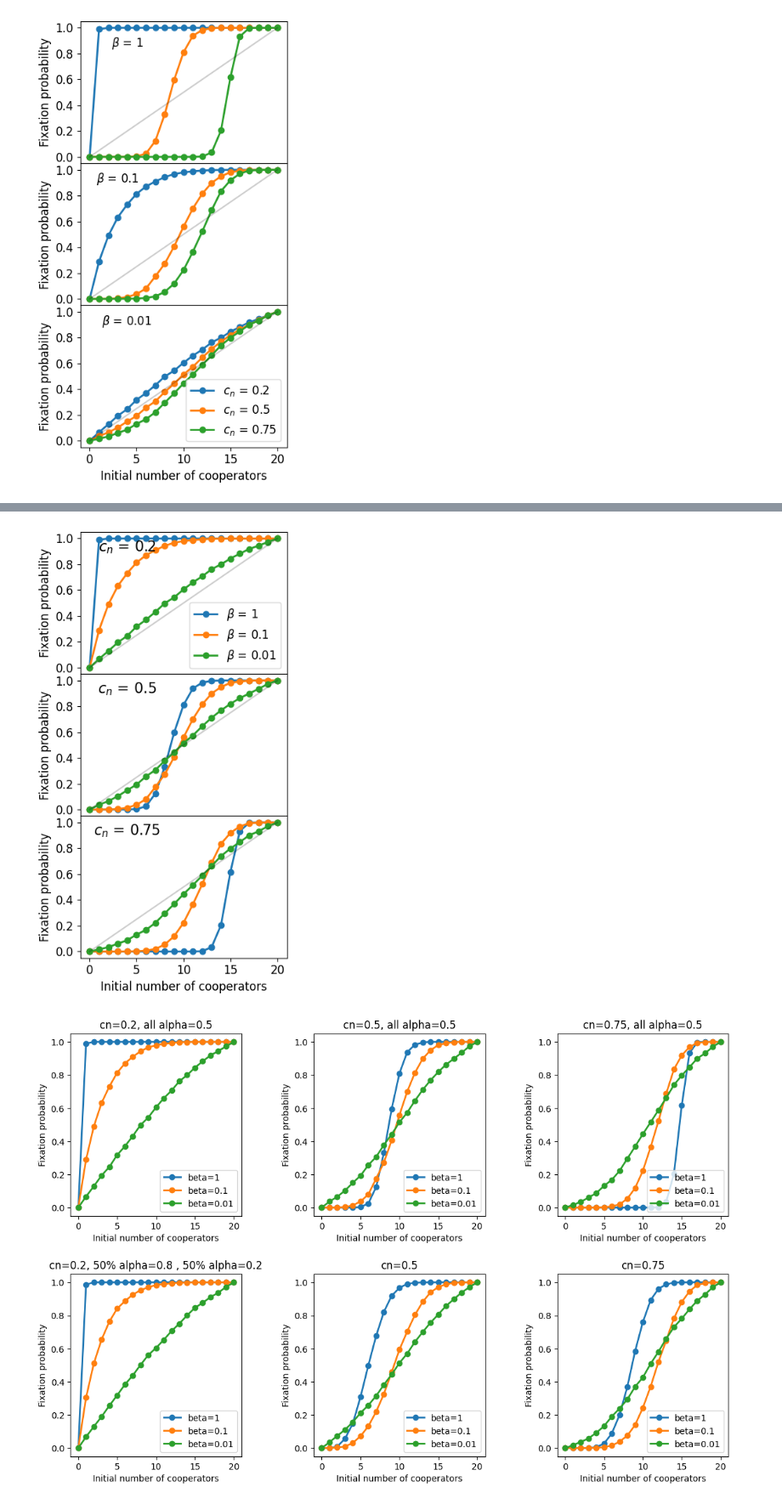
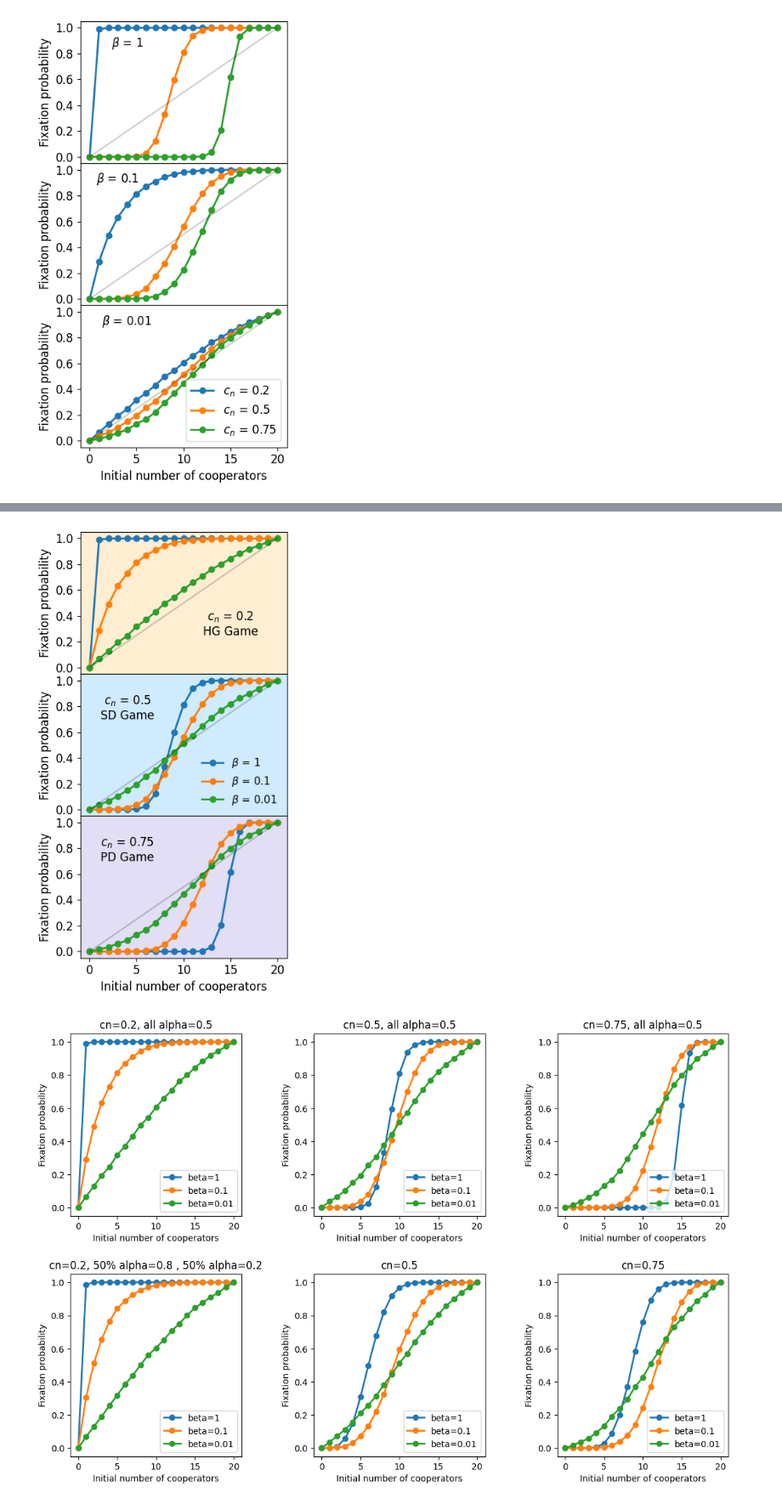
Before and after one commit to saraghivarello/EGT-paper, a Jupyter notebook: Figures.ipynb, the cells around one changed output, grey strips where cells are left out. Shown: that part at 85% size. Saved outputs shown, nothing was run; the diff lists cells and outputs as text; code cells hidden in the pictures.

```diff
--- a/Figures.ipynb
+++ b/Figures.ipynb
@@ -122,6 +186,7 @@ plt.show()
 # %%
 fig, axs = plt.subplots(nrows=3, ncols=1, figsize=(4, 7))
-
+xmin=-1
+xmax=21
 
 # Create a grid for subplots without any space
 gs = gridspec.GridSpec(3, 1)
@@ -137,41 +202,50 @@ gs.update(hspace=0)
 axs[0].plot(np.arange(21),f421_5_0, marker='o',linewidth=2, label=r'$\beta$ = 1')
 axs[0].plot(np.arange(21),f4201_5_0, marker='o',linewidth=2, label=r'$\beta$ = 0.1')
 axs[0].plot(np.arange(21),f42001_5_0, marker='o',linewidth=2, label=r'$\beta$ = 0.01')
-axs[0].legend(loc='lower right',fontsize=12)
 axs[0].set_xticks([])
 axs[0].tick_params(axis='y', labelsize=12)
 axs[0].set_ylabel('Fixation probability',fontsize=12)
-axs[0].text(4, 0.9, r'$c_n$ = 0.2', fontsize=12, ha="center")
+axs[0].text(15, 0.25, r'$c_n$ = 0.2' + '\n' +  'HG Game', fontsize=12, ha="center")
+axs[0].set_xlim(right=xmax, left=xmin)
+axs[0].axvspan(xmin, xmax, facecolor='moccasin', alpha=0.6)
 
 #plot figure 2
 axs[1].plot(np.arange(21),f451_5_0, marker='o',linewidth=2, label=r'$\beta$ = 1')
 axs[1].plot(np.arange(21),f4501_5_0, marker='o',linewidth=2, label=r'$\beta$ = 0.1')
 axs[1].plot(np.arange(21),f45001_5_0, marker='o',linewidth=2, label=r'$\beta$ = 0.01')
 axs[1].tick_params(axis='y', labelsize=12)
 axs[1].set_ylabel('Fixation probability',fontsize=12)
-axs[1].text(4, 0.9, r'$c_n$ = 0.5', fontsize=12, ha="center")
+axs[1].text(4, 0.7, r'$c_n$ = 0.5' + '\n' +  'SD Game', fontsize=12, ha="center")
+axs[1].set_xlim(right=xmax, left=xmin)
+axs[1].axvspan(xmin, xmax, facecolor='lightskyblue', alpha=0.4)
+#make legend transparent
+leg = axs[1].legend(loc='lower right',fontsize=11)
+leg.get_frame().set_alpha(0)
+#axs[1].legend(loc='lower right',fontsize=12)
 
 #plot figure 3
 axs[2].plot(np.arange(21),f4751_5_0, marker='o',linewidth=2, label=r'$\beta$ = 1')
 axs[2].plot(np.arange(21),f47501_5_0, marker='o',linewidth=2, label=r'$\beta$ = 0.1')
 axs[2].plot(np.arange(21),f475001_5_0, marker='o',linewidth=2, label=r'$\beta$ = 0.01')
 axs[2].set_xlabel('Initial number of cooperators',fontsize=12)
 axs[2].tick_params(axis='x', labelsize=12)
 axs[2].tick_params(axis='y', labelsize=12)
 axs[2].set_ylabel('Fixation probability',fontsize=12)
-axs[2].text(4, 0.9, r'$c_n$ = 0.75', fontsize=12, ha="center")
+axs[2].text(4, 0.7, r'$c_n$ = 0.75' + '\n' +  'PD Game', fontsize=12, ha="center")
+axs[2].set_xlim(right=xmax, left=xmin)
+axs[2].axvspan(xmin, xmax, facecolor='slateblue', alpha=0.2)
 
 #draw a line y=1/20x
 x, y = np.linspace(0, 20, 1000), 1/20*x
 axs[0].plot(x, y, '-k', alpha=0.2)
 axs[1].plot(x, y, '-k', alpha=0.2)
 axs[2].plot(x, y, '-k', alpha=0.2)
 
 plt.tight_layout()
-plt.savefig('c_n.png')
+#plt.savefig('c_n.pdf')
 plt.show()
 # %% [output]
-[figure, old version]
+[figure, new version]
 # %%
 fig, axs = plt.subplots(nrows=2, ncols=3, figsize=(12, 8))
 
```
Also changed, not shown: parts of 4 cells of this notebook, 7 other files.
